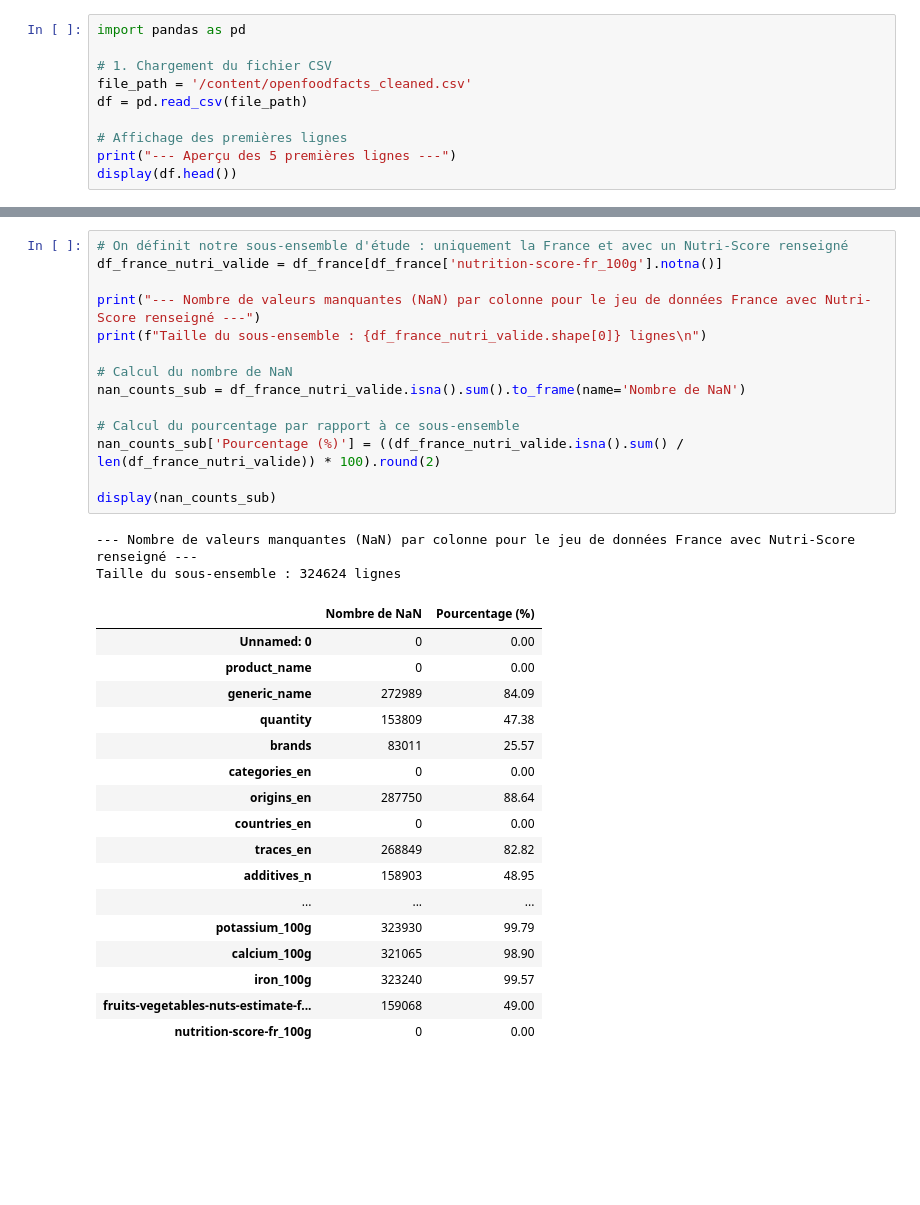
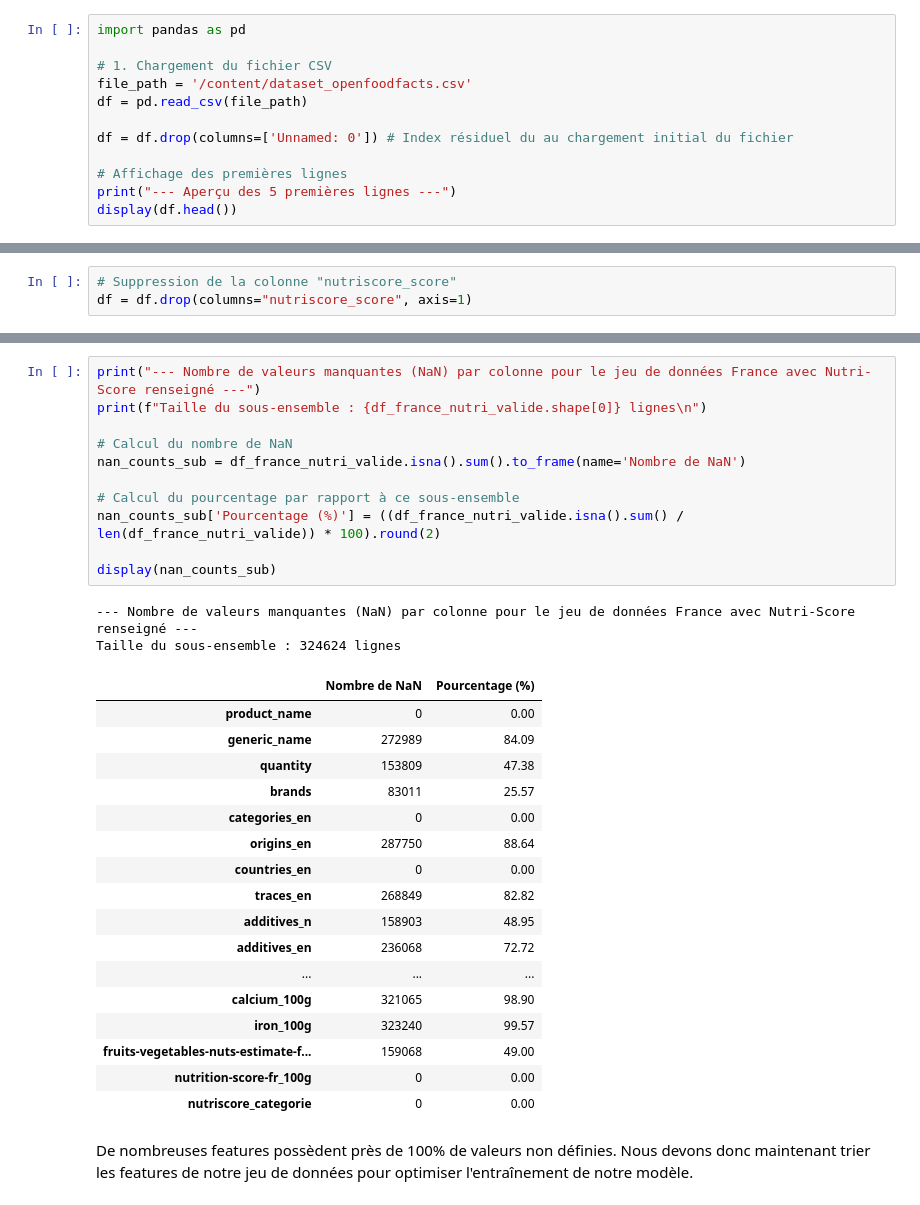
Before and after one commit to SvenPery/Nutri-Score-Prediction, a Jupyter notebook: AAA_optimisation_dataset.ipynb, the cells around one changed output, grey strips where cells are left out. Cells and saved outputs as stored; diff of their text form; blank space fills up the shorter version.

```diff
--- a/AAA_optimisation_dataset.ipynb
+++ b/AAA_optimisation_dataset.ipynb
@@ -2,8 +58,10 @@
 import pandas as pd
 
 # 1. Chargement du fichier CSV
-file_path = '/content/openfoodfacts_cleaned.csv'
+file_path = '/content/dataset_openfoodfacts.csv'
 df = pd.read_csv(file_path)
+
+df = df.drop(columns=['Unnamed: 0']) # Index résiduel du au chargement initial du fichier
 
 # Affichage des premières lignes
 print("--- Aperçu des 5 premières lignes ---")
@@ -19,0 +111,3 @@ display(df.isna().sum().to_frame(name='Valeurs Manquantes'))
+# %%
+# Suppression de la colonne "nutriscore_score"
+df = df.drop(columns="nutriscore_score", axis=1)
@@ -153,22 +240,18 @@ display(df_eco_categories)
 # %%
-# On définit notre sous-ensemble d'étude : uniquement la France et avec un Nutri-Score renseigné
-df_france_nutri_valide = df_france[df_france['nutrition-score-fr_100g'].notna()]
-
 print("--- Nombre de valeurs manquantes (NaN) par colonne pour le jeu de données France avec Nutri-Score renseigné ---")
 print(f"Taille du sous-ensemble : {df_france_nutri_valide.shape[0]} lignes\n")
 
 # Calcul du nombre de NaN
 nan_counts_sub = df_france_nutri_valide.isna().sum().to_frame(name='Nombre de NaN')
 
 # Calcul du pourcentage par rapport à ce sous-ensemble
 nan_counts_sub['Pourcentage (%)'] = ((df_france_nutri_valide.isna().sum() / len(df_france_nutri_valide)) * 100).round(2)
 
 display(nan_counts_sub)
 # %% [output]
 --- Nombre de valeurs manquantes (NaN) par colonne pour le jeu de données France avec Nutri-Score renseigné ---
 Taille du sous-ensemble : 324624 lignes
 |  | Nombre de NaN | Pourcentage (%) |
-| Unnamed: 0 | 0 | 0.00 |
 | product_name | 0 | 0.00 |
 | generic_name | 272989 | 84.09 |
 | quantity | 153809 | 47.38 |
@@ -178,9 +261,12 @@ Taille du sous-ensemble : 324624 lignes
 | countries_en | 0 | 0.00 |
 | traces_en | 268849 | 82.82 |
 | additives_n | 158903 | 48.95 |
+| additives_en | 236068 | 72.72 |
 | ... | ... | ... |
-| potassium_100g | 323930 | 99.79 |
 | calcium_100g | 321065 | 98.90 |
 | iron_100g | 323240 | 99.57 |
 | fruits-vegetables-nuts-estimate-f... | 159068 | 49.00 |
 | nutrition-score-fr_100g | 0 | 0.00 |
+| nutriscore_categorie | 0 | 0.00 |
+# %% [markdown]
+De nombreuses features possèdent près de 100% de valeurs non définies. Nous devons donc maintenant trier les features de notre jeu de données pour optimiser l'entraînement de notre modèle.
```
Also changed, not shown: parts of 27 cells of this notebook.
